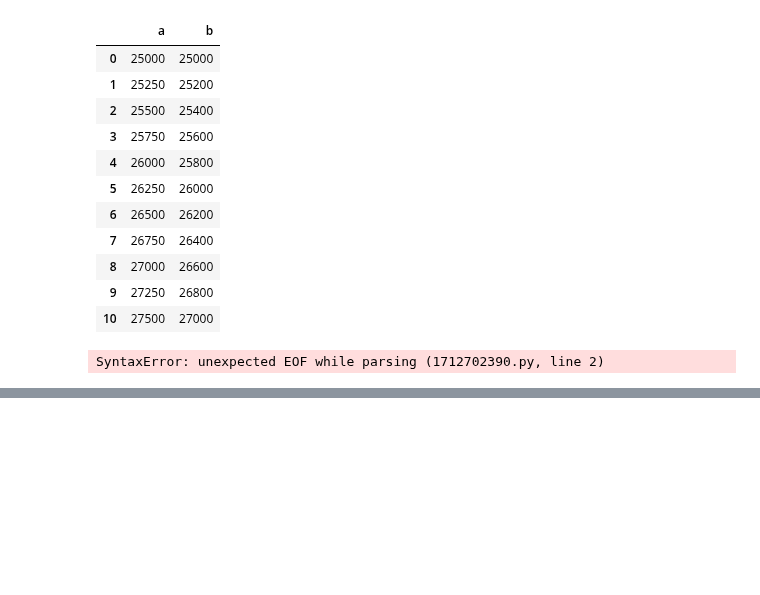
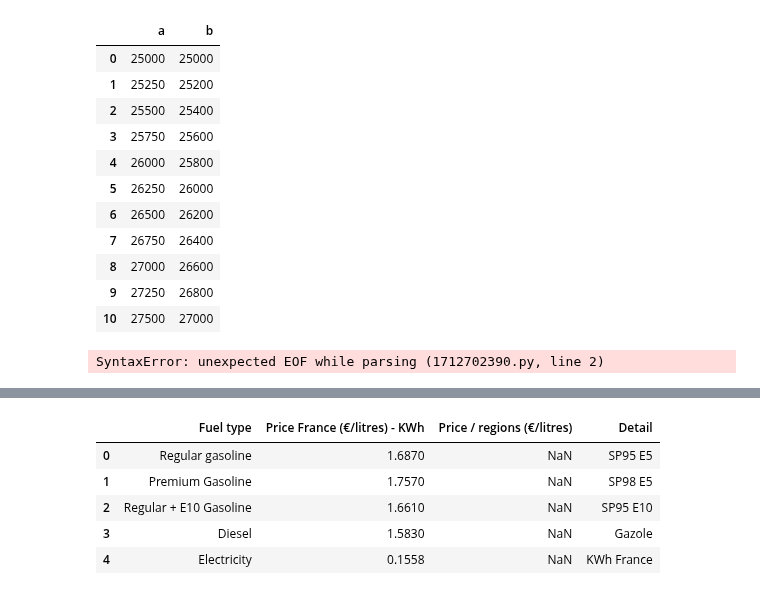
Before and after one commit to Cedric979/BEEV, a Jupyter notebook: Interface.ipynb, the cells around one changed output, grey strips where cells are left out. Cells and saved outputs as stored; diff of their text form; code cells hidden in the pictures; blank space fills up the shorter version.

```diff
--- a/Interface.ipynb
+++ b/Interface.ipynb
@@ -1095,0 +1173,9 @@ SyntaxError: unexpected EOF while parsing (1712702390.py, line 2)
+# %%
+pd.read_csv("fuel_prices_db")
+# %% [output]
+|  | Fuel type | Price France (€/litres) - KWh | Price / regions (€/litres) | Detail |
+| 0 | Regular gasoline | 1.6870 | NaN | SP95 E5 |
+| 1 | Premium Gasoline | 1.7570 | NaN | SP98 E5 |
+| 2 | Regular + E10 Gasoline | 1.6610 | NaN | SP95 E10 |
+| 3 | Diesel | 1.5830 | NaN | Gazole |
+| 4 | Electricity | 0.1558 | NaN | KWh France |
```
Also changed, not shown: parts of 13 cells of this notebook, 7 other files.
